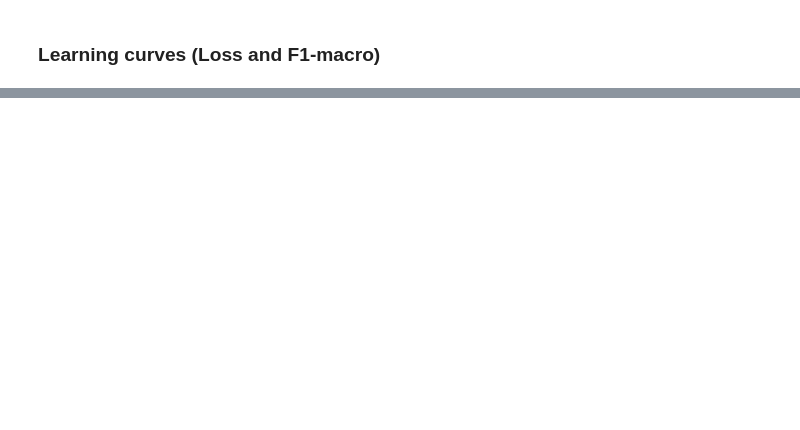
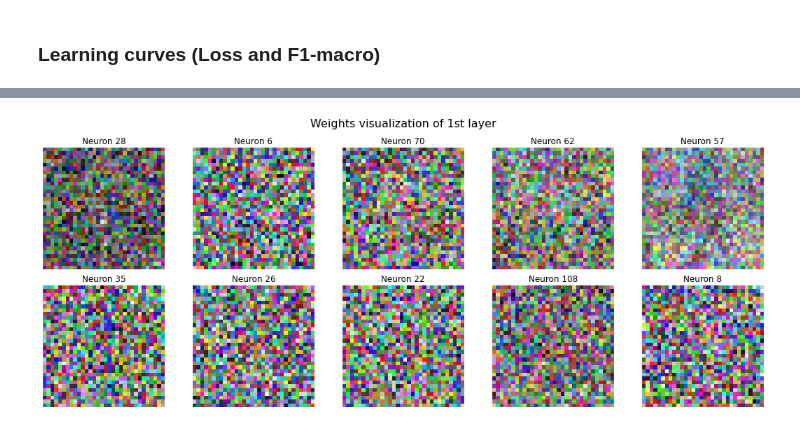
Before and after one commit to Fanisbar/ML_image_classification, a Jupyter notebook: project2.ipynb, the cells around one changed output, grey strips where cells are left out. Cells and saved outputs as stored; diff of their text form; code cells hidden in the pictures; blank space fills up the shorter version.

```diff
--- a/project2.ipynb
+++ b/project2.ipynb
@@ -469,0 +500,28 @@ plt.grid(True)
+# %%
+weights = best_model.linear_relu_stack[0].weight.data.cpu()
+
+weights_reshaped = weights.view(128, 3, 32, 32)
+random_neurons = random.sample(range(128), 10)  # choose 10 random neurons
+
+fig, axes = plt.subplots(2, 5, figsize=(15, 6))
+axes = axes.flatten()
+
+for i, neuron_idx in enumerate(random_neurons):
+    w = weights_reshaped[neuron_idx]
+
+    # Min-Max Scaling
+    w_min = w.min()
+    w_max = w.max()
+    w_norm = (w - w_min) / (w_max - w_min)
+
+    w_img = w_norm.permute(1, 2, 0).numpy()
+
+    axes[i].imshow(w_img)
+    axes[i].axis('off')
+    axes[i].set_title(f'Neuron {neuron_idx}')
+
+plt.suptitle("Weights visualization of 1st layer", fontsize=16)
+plt.tight_layout()
+plt.show()
+# %% [output]
+[figure, added]
```
Also changed, not shown: parts of 9 cells of this notebook, 1 other file.
